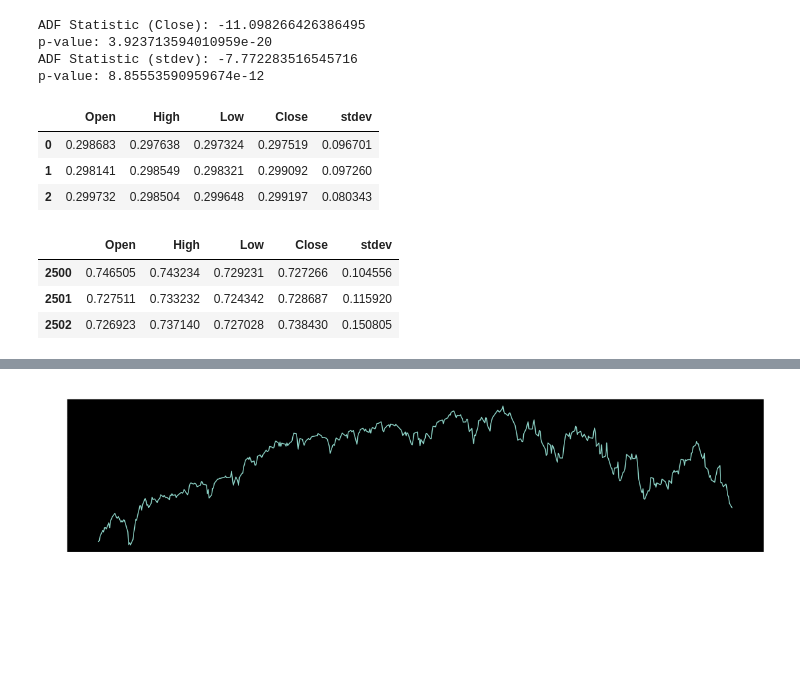
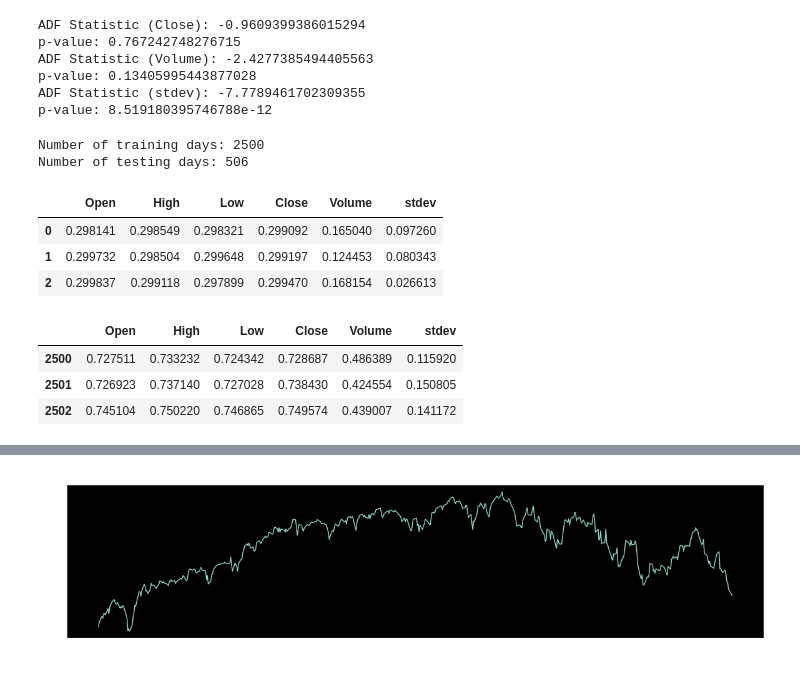
Before and after one commit to lrb924/Predicted_Volatility, a Jupyter notebook: alec_varmax.ipynb, the cells around one changed output, grey strips where cells are left out. Saved outputs shown, nothing was run; the diff lists cells and outputs as text; code cells hidden in the pictures; blank space fills up the shorter version.

```diff
--- a/alec_varmax.ipynb
+++ b/alec_varmax.ipynb
@@ -34,8 +32,12 @@ def plot_grid(df, nrows, ncols):
 
     plt.tight_layout();
 # %%
-df_DJI = pd.read_csv('./DATA/INDICES/DJI_OHLC.csv', parse_dates=['Date'], infer_datetime_format=True, index_col="Date" )
+# Read CSVs
+df_DJI = pd.read_csv('./DATA/INDICES/DJI_OHLCV.csv', parse_dates=['Date'], infer_datetime_format=True, index_col="Date" )
+
+# Compute stdev
 df_DJI['stdev'] = df_DJI['Close'].pct_change().rolling(window=5).std()
+
 df_DJI.dropna(inplace=True)
 print(df_DJI.shape)
 df_DJI.head()
@@ -56,41 +58,61 @@ plot_grid(df_DJI[['Close', 'stdev']], 2, 1)
 # %%
 # Check stationarity
-adfuller_res = adfuller(df_DJI['Close'].diff()[1:])
+adfuller_res = adfuller(df_DJI['Close'][1:])
 
 print(f'ADF Statistic (Close): {adfuller_res[0]}')
+print(f'p-value: {adfuller_res[1]}')
+
+adfuller_res = adfuller(df_DJI['Volume'][1:])
+
+print(f'ADF Statistic (Volume): {adfuller_res[0]}')
 print(f'p-value: {adfuller_res[1]}')
 
 adfuller_res = adfuller(df_DJI['stdev'][1:])
 
 print(f'ADF Statistic (stdev): {adfuller_res[0]}')
 print(f'p-value: {adfuller_res[1]}')
+
+# Close (and other candle data) is non-stationary
+# Correct it by setting enforce_stationarity=True in model creation
 # %% [output]
-ADF Statistic (Close): -11.098266426386495
-p-value: 3.923713594010959e-20
-ADF Statistic (stdev): -7.772283516545716
-p-value: 8.85553590959674e-12
+ADF Statistic (Close): -0.9609399386015294
+p-value: 0.767242748276715
+ADF Statistic (Volume): -2.4277385494405563
+p-value: 0.13405995443877028
+ADF Statistic (stdev): -7.7789461702309355
+p-value: 8.519180395746788e-12
 # %%
+# Scale the data with MaxAbsScaler
 scaler = MaxAbsScaler()
 scaler.fit(df_DJI)
 df_DJI_scaled = scaler.transform(df_DJI)
 df_DJI_scaled = pd.DataFrame(df_DJI_scaled, columns=df_DJI.columns).dropna()
 
-# Use first 2500 days to train model
-df_train = df_DJI_scaled.iloc[:2500]
+# Number of days in test & train set
+n_train = 2500
+n_test = len(df_DJI) - n_train
 
-# Simulation window
-window = 506
-df_test = df_DJI_scaled.iloc[2500:2500+window]
+# Split data
+df_train = df_DJI_scaled.iloc[:n_train]
+df_test = df_DJI_scaled.iloc[n_train:n_test+n_train]
+
+# Create separate test set to preserve index for plotting predictions later
+df_DJI_test = df_DJI.iloc[n_train:n_test+n_train]
+
+print(f'Number of training days: {n_train}')
+print(f'Number of testing days: {n_test}')
 
 display(df_train.head(3))
 display(df_test.head(3))
 # %% [output]
+Number of training days: 2500
+Number of testing days: 506
-|  | Open | High | Low | Close | stdev |
-| 0 | 0.298683 | 0.297638 | 0.297324 | 0.297519 | 0.096701 |
-| 1 | 0.298141 | 0.298549 | 0.298321 | 0.299092 | 0.097260 |
-| 2 | 0.299732 | 0.298504 | 0.299648 | 0.299197 | 0.080343 |
+|  | Open | High | Low | Close | Volume | stdev |
+| 0 | 0.298141 | 0.298549 | 0.298321 | 0.299092 | 0.165040 | 0.097260 |
+| 1 | 0.299732 | 0.298504 | 0.299648 | 0.299197 | 0.124453 | 0.080343 |
+| 2 | 0.299837 | 0.299118 | 0.297899 | 0.299470 | 0.168154 | 0.026613 |
-|  | Open | High | Low | Close | stdev |
-| 2500 | 0.746505 | 0.743234 | 0.729231 | 0.727266 | 0.104556 |
-| 2501 | 0.727511 | 0.733232 | 0.724342 | 0.728687 | 0.115920 |
-| 2502 | 0.726923 | 0.737140 | 0.727028 | 0.738430 | 0.150805 |
+|  | Open | High | Low | Close | Volume | stdev |
+| 2500 | 0.727511 | 0.733232 | 0.724342 | 0.728687 | 0.486389 | 0.115920 |
+| 2501 | 0.726923 | 0.737140 | 0.727028 | 0.738430 | 0.424554 | 0.150805 |
+| 2502 | 0.745104 | 0.750220 | 0.746865 | 0.749574 | 0.439007 | 0.141172 |
 # %%
```
Also changed, not shown: parts of 10 cells of this notebook, 1 other file.
